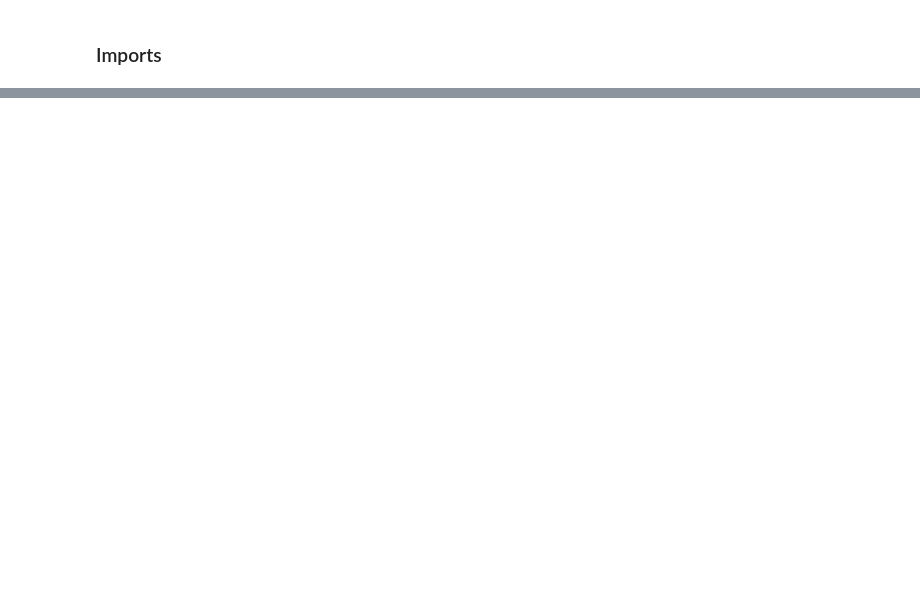
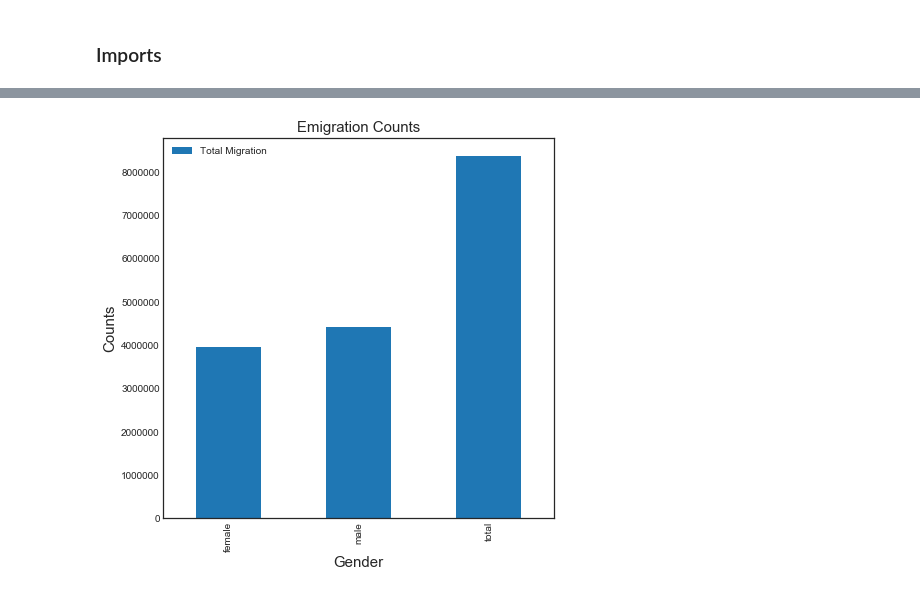
Before and after one commit to ds-modules/IAS-150, a Jupyter notebook: development/IAS-150_graphing.ipynb, the cells around one changed output, grey strips where cells are left out. Saved outputs shown, nothing was run; the diff lists cells and outputs as text; code cells hidden in the pictures; blank space fills up the shorter version.

```diff
--- a/development/IAS-150_graphing.ipynb
+++ b/development/IAS-150_graphing.ipynb
@@ -160,0 +294,4 @@ def one_pick_and_graph(migration_type, interest_country):
+# %%
+one_pick_and_graph('Cuba', 2, year=False)
+# %% [output]
+[figure, added]
```
Also changed, not shown: parts of 14 cells of this notebook, 1 other file.
